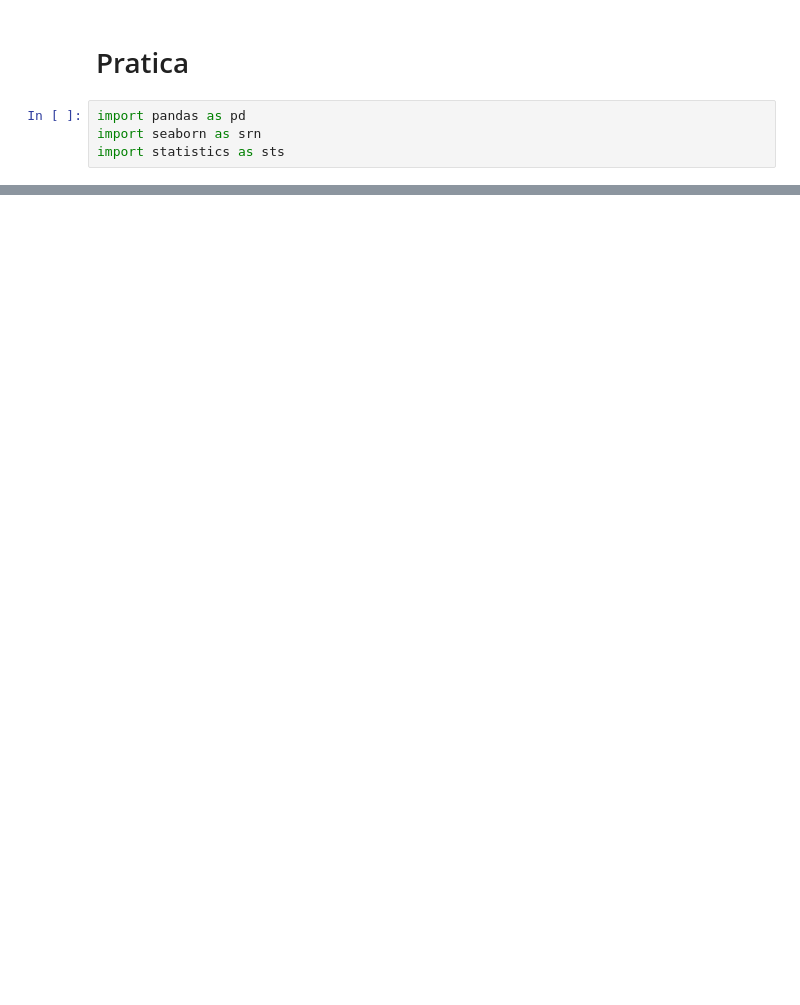
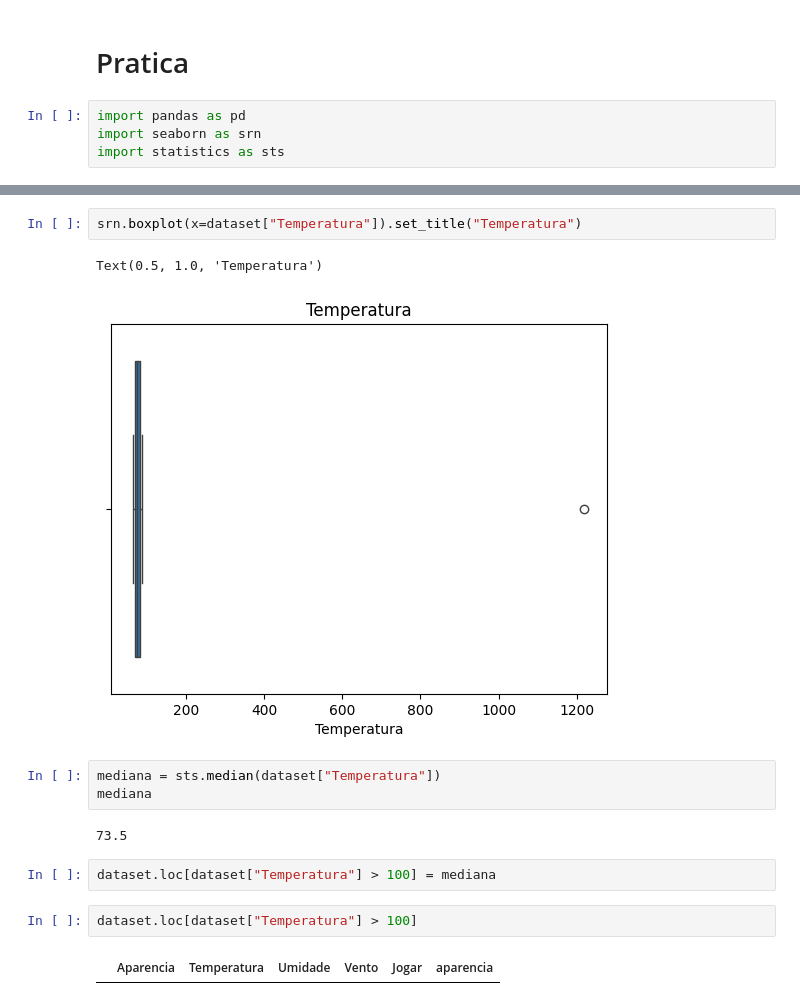
Before and after one commit to Fabricio-Fontenele/data-science-studies, a Jupyter notebook: modulo_9/pratica.ipynb, the cells around one changed output, grey strips where cells are left out. Cells and saved outputs as stored; diff of their text form; blank space fills up the shorter version.

```diff
--- a/modulo_9/pratica.ipynb
+++ b/modulo_9/pratica.ipynb
@@ -25,0 +67,16 @@ dataset.head
+# %%
+srn.boxplot(x=dataset["Temperatura"]).set_title("Temperatura")
+# %% [output]
+Text(0.5, 1.0, 'Temperatura')
+[figure, added]
+# %%
+mediana = sts.median(dataset["Temperatura"])
+mediana
+# %% [output]
+73.5
+# %%
+dataset.loc[dataset["Temperatura"] > 100] = mediana
+# %%
+dataset.loc[dataset["Temperatura"] > 100]
+# %% [output]
+|  | Aparencia | Temperatura | Umidade | Vento | Jogar | aparencia |
```
Also changed, not shown: parts of 12 cells of this notebook.
